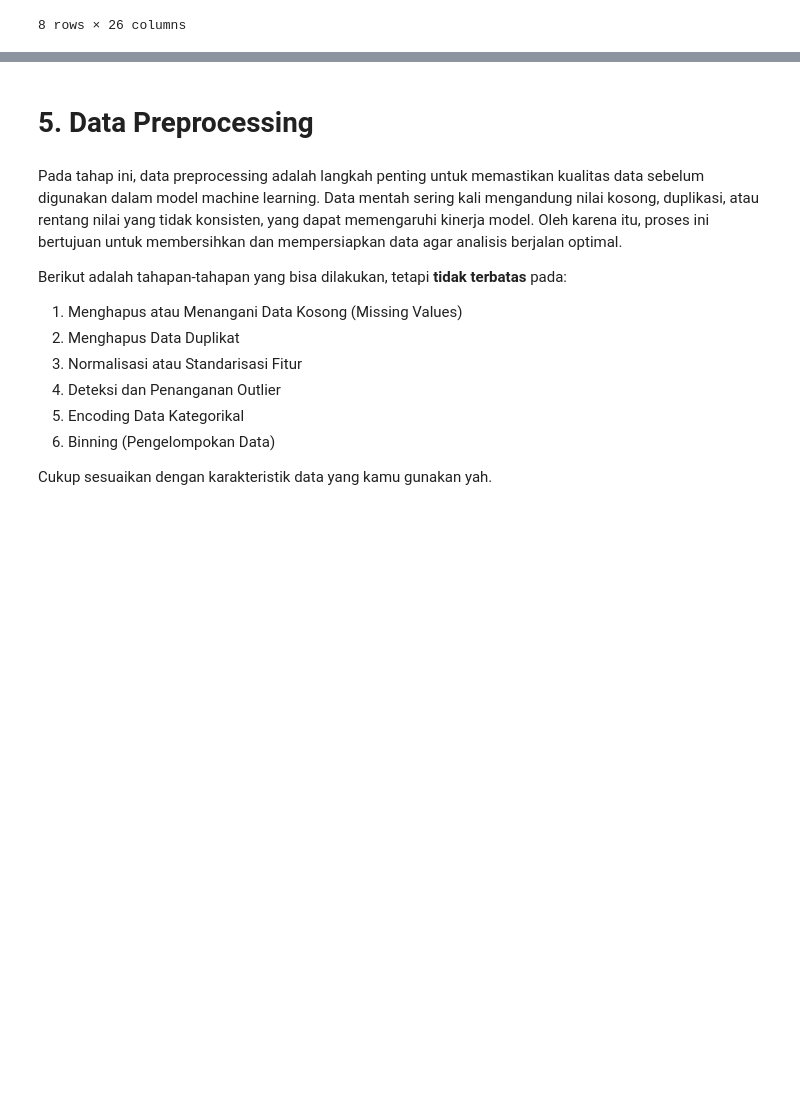
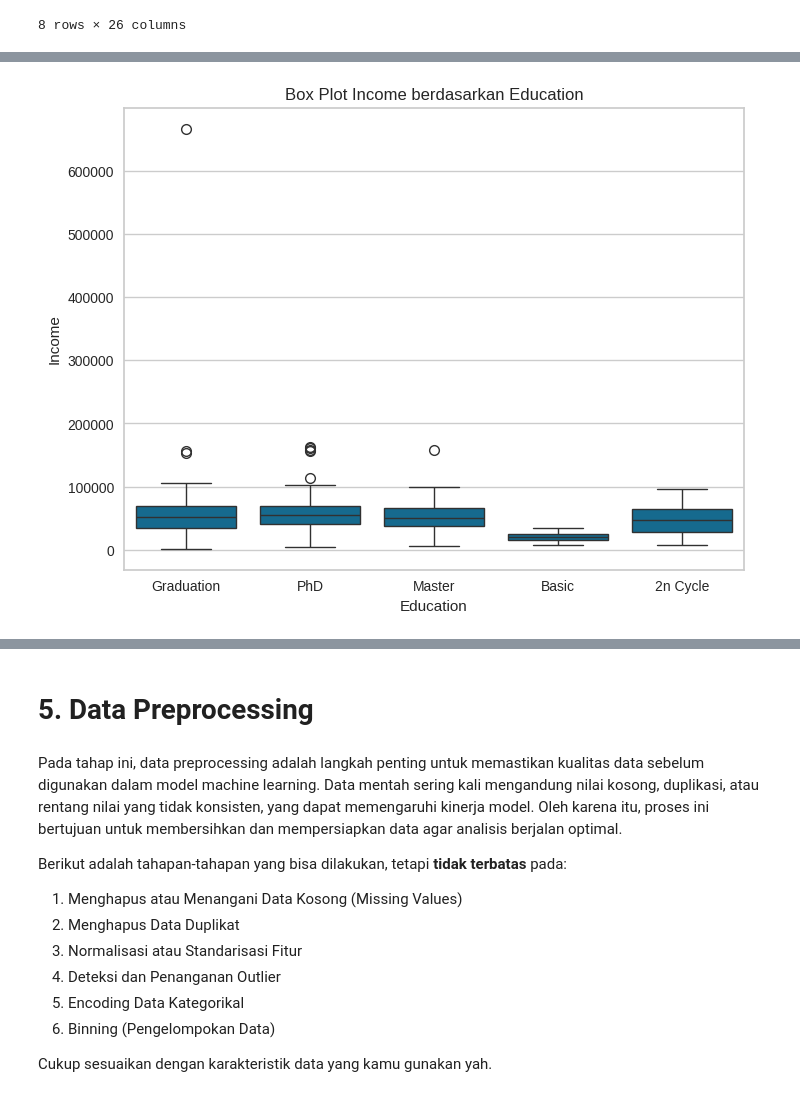
Before and after one commit to LatiefDataVisionary/machine-learning-basic-dicoding, a Jupyter notebook: [Clustering]_Submission_Akhir_BMLP_Lathif_Ramadhan.ipynb, the cells around one changed output, grey strips where cells are left out. Saved outputs shown, nothing was run; the diff lists cells and outputs as text; code cells hidden in the pictures; blank space fills up the shorter version.

```diff
--- a/[Clustering]_Submission_Akhir_BMLP_Lathif_Ramadhan.ipynb
+++ b/[Clustering]_Submission_Akhir_BMLP_Lathif_Ramadhan.ipynb
@@ -197,0 +266,9 @@ df.describe()
+# %%
+plt.figure(figsize=(8, 6))
+sns.boxplot(x='Education', y='Income', data=df)  # Ganti kolom sesuai kebutuhan
+plt.title('Box Plot Income berdasarkan Education')
+plt.xlabel('Education')
+plt.ylabel('Income')
+plt.show()
+# %% [output]
+[figure, added]
```
Also changed, not shown: parts of 11 cells of this notebook.
